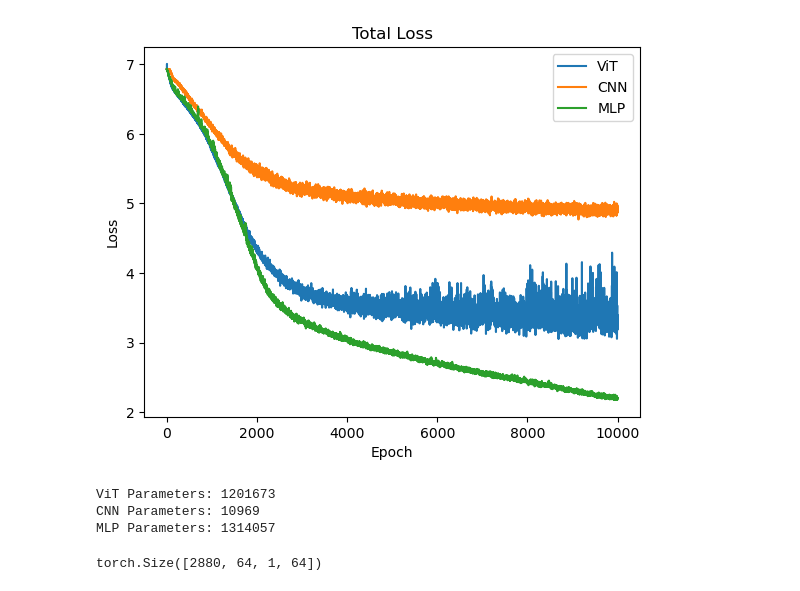
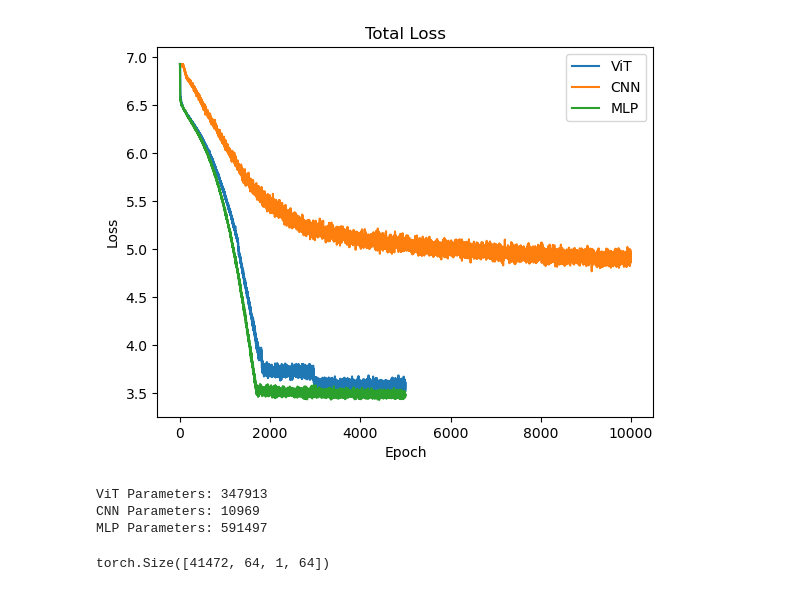
Before and after one commit to Tsuchijo/CEBRA-ViT, a Jupyter notebook: src/testing.ipynb, the cells around one changed output. Saved outputs shown, nothing was run; the diff lists cells and outputs as text; code cells hidden in the pictures.

```diff
--- a/src/testing.ipynb
+++ b/src/testing.ipynb
@@ -60,20 +60,20 @@ def memmap(arr, path):
 # %%
 # append parent directory to sys path
 sys.path.append('..')
-ViT_CEBRA = torch.load('../Models/modelViT-offset1.pth')
+ViT_CEBRA = torch.load('../Models/ViTModel_offset1_embedding2.pth')
 CNN_CEBRA = torch.load('../Models/modelCNN.pth')
-MLP_CEBRA = torch.load('../Models/modelMLP.pth')
+MLP_CEBRA = torch.load('../Models/MLPModel_offset1_embedding2.pth')
 # plot all their losses
 plt.plot(ViT_CEBRA.log['total'])
 plt.plot(CNN_CEBRA.log['total'])
 plt.plot(MLP_CEBRA.log['total'])
 plt.legend(['ViT', 'CNN', 'MLP'])
 plt.xlabel('Epoch')
 plt.ylabel('Loss')
 plt.title('Total Loss')
 plt.show()
 # %% [output]
-[figure, old version]
+[figure, new version]
 # %%
 def count_parameters(model):
     return sum(p.numel() for p in model.parameters() if p.requires_grad)
@@ -82,13 +82,14 @@ print('ViT Parameters:', count_parameters(ViT_CEBRA))
 print('CNN Parameters:', count_parameters(CNN_CEBRA))
 print('MLP Parameters:', count_parameters(MLP_CEBRA))
 # %% [output]
-ViT Parameters: 1201673
+ViT Parameters: 347913
 CNN Parameters: 10969
-MLP Parameters: 1314057
+MLP Parameters: 591497
 # %%
 # Load data from different session
-data_path = '/mnt/teams/TM_Lab/Tony/water_reaching/Data/rig1_data/processed/GRL3_2023-07-13_1'
-brain_data = [load_brain_data(data_path, x) for x in range(10)]
+data_path = '/mnt/teams/TM_Lab/Tony/water_reaching/Data/rig1_data/processed/FRM1_2023-07-07_1'
+trial_count = len([x for x in os.listdir(data_path) if 'trial_' in x])
+brain_data = [load_brain_data(data_path, x) for x in range(trial_count)]
 flattened_brain_data = np.concatenate(brain_data, axis=0)
 flattened_brain_data = np.array([cv2.resize(x, (64, 64)) for x in flattened_brain_data])
 tensor_data = torch.from_numpy(flattened_brain_data).float()
@@ -100,7 +101,7 @@ num_frames = int(len(flattened_brain_data) / 3)
 for i in range(num_frames):
     embedding_vit.extend(eval_model(tensor_data[i*3: (i+1) * 3].to('cuda')).detach().cpu().numpy())
 # %% [output]
-torch.Size([2880, 64, 1, 64])
+torch.Size([41472, 64, 1, 64])
 # %%
 One_D_brain_data =  [x.flatten() for x in flattened_brain_data]
 One_D_brain_data = np.array(One_D_brain_data)
```
Also changed, not shown: parts of 9 cells of this notebook, 23 other files.
